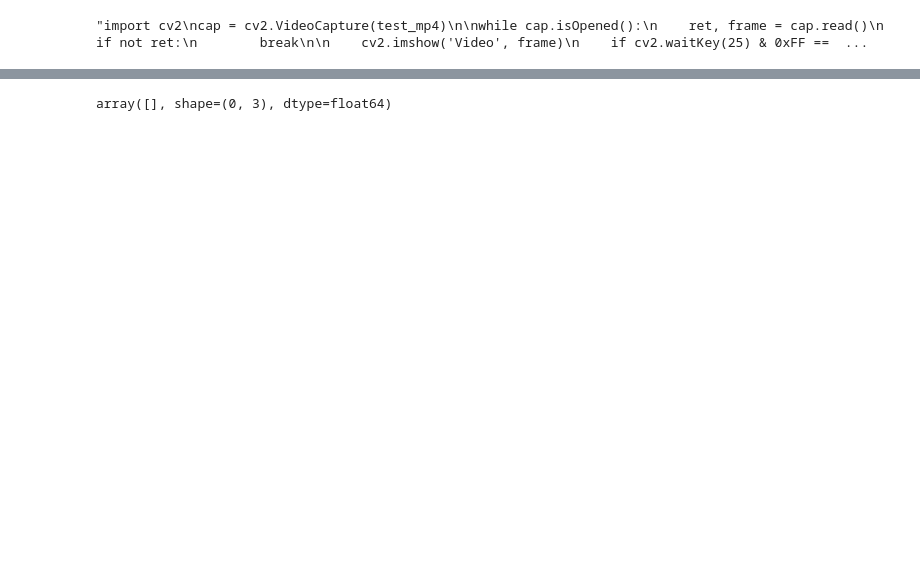
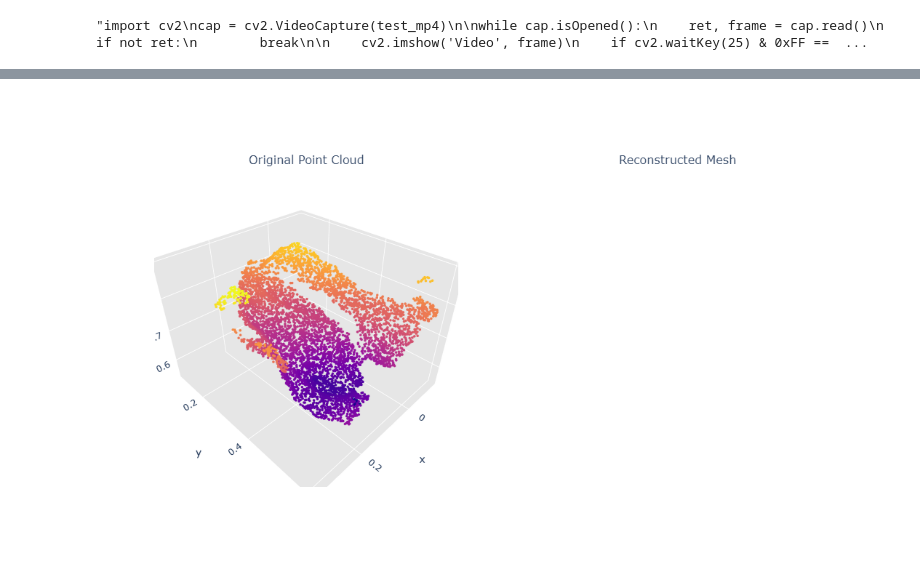
Before and after one commit to alexmeshr/IntellectSchool2025, a Jupyter notebook: testPointCloud.ipynb, the cells around one changed output, grey strips where cells are left out. Cells and saved outputs as stored; diff of their text form; code cells hidden in the pictures; blank space fills up the shorter version.

```diff
--- a/testPointCloud.ipynb
+++ b/testPointCloud.ipynb
@@ -272,8 +286,9 @@ def plot_comparison_plotly(mesh, point_cloud):
 
     fig.show()
 # %%
-#plot_comparison_plotly(None, processor.reconstructor.reconstruct_from_masks([obj['selected_masks'][0]]))
-processor.reconstructor.reconstruct_from_masks(obj['selected_masks'][:3])
+obj= completed_objects[SELECTED_IDX]
+plot_comparison_plotly(None, processor.reconstructor.reconstruct_from_masks([obj['selected_masks'][2]]))
+#processor.reconstructor.reconstruct_from_masks(obj['selected_masks'][:3])
 # %% [output]
-array([], shape=(0, 3), dtype=float64)
+[figure, added]
 # %%
```
Also changed, not shown: parts of 11 cells of this notebook, 11 other files.
